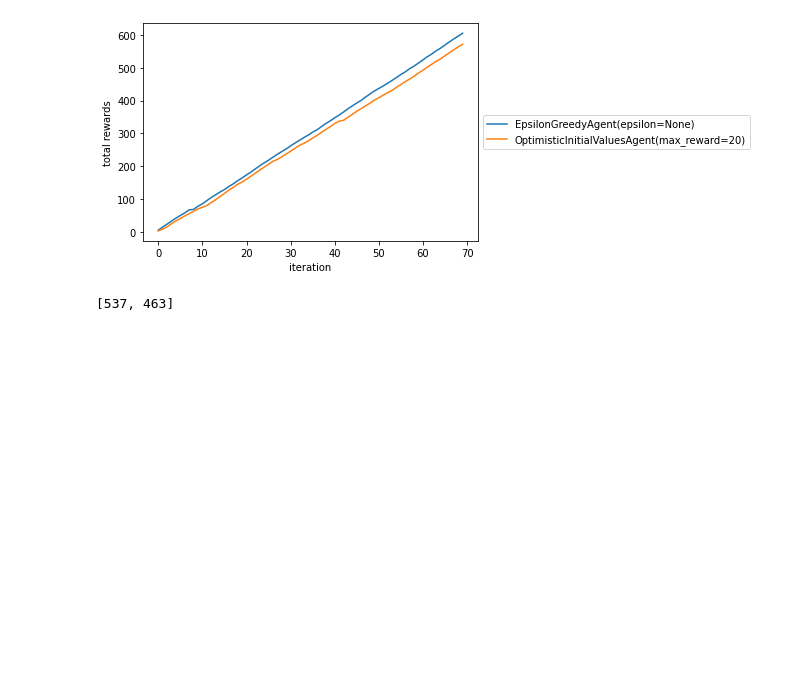
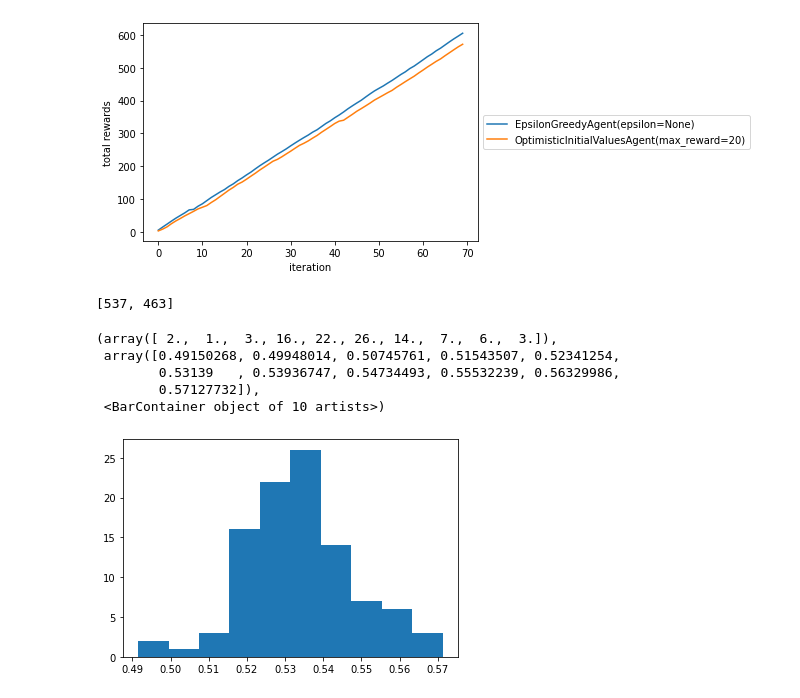
Before and after one commit to eminik/samples, a Jupyter notebook: notebooks/Multi-Armed Bandits Experiments.ipynb, the cells around one changed output. Saved outputs shown, nothing was run; the diff lists cells and outputs as text; code cells hidden in the pictures; blank space fills up the shorter version.

```diff
--- a/notebooks/Multi-Armed Bandits Experiments.ipynb
+++ b/notebooks/Multi-Armed Bandits Experiments.ipynb
@@ -82,3 +82,12 @@ def run_comparison():
 run_comparison()
 # %% [output]
 [537, 463]
+# %%
+plt.hist(np.random.beta(535 + 1, 463 + 1, size=100))
+# %% [output]
+(array([ 2.,  1.,  3., 16., 22., 26., 14.,  7.,  6.,  3.]),
+ array([0.49150268, 0.49948014, 0.50745761, 0.51543507, 0.52341254,
+        0.53139   , 0.53936747, 0.54734493, 0.55532239, 0.56329986,
+        0.57127732]),
+ <BarContainer object of 10 artists>)
+[figure, added]
```
Also changed, not shown: 1 other file.
